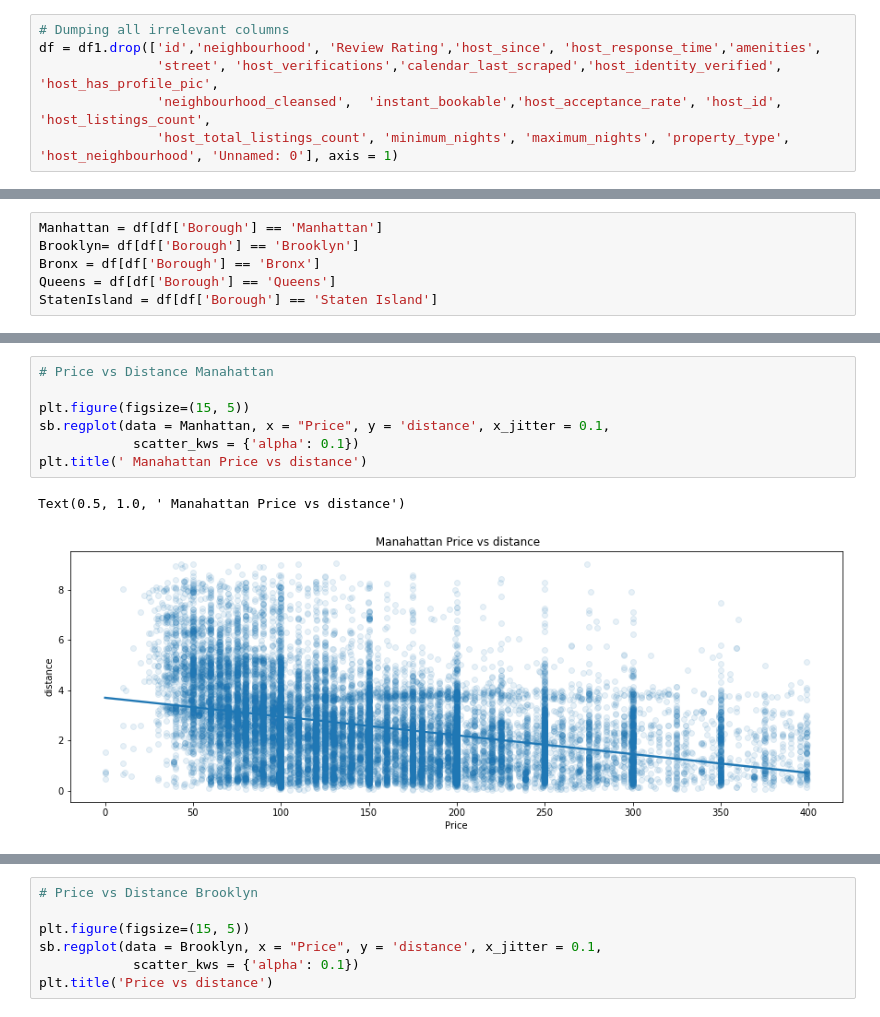
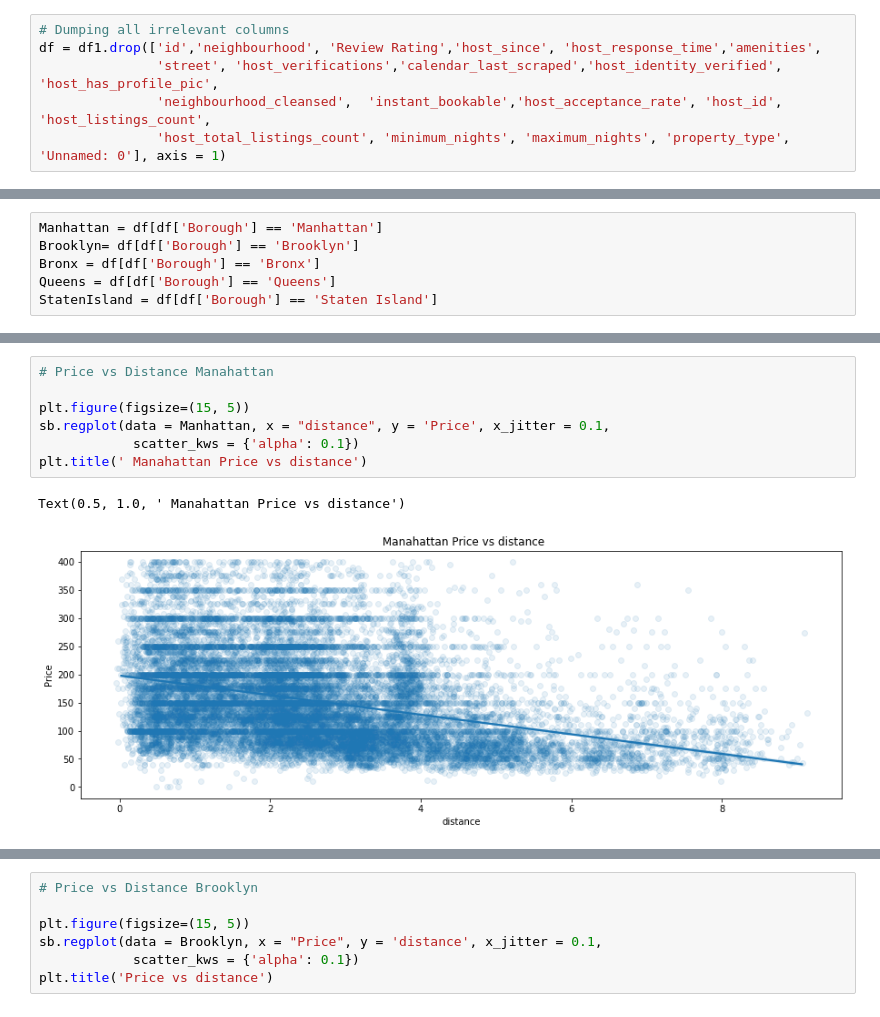
Before and after one commit to cheikhsidi/AirBnb-Price-Preduction_NYC, a Jupyter notebook: airbnb_ml.ipynb, the cells around one changed output, grey strips where cells are left out. Saved outputs shown, nothing was run; the diff lists cells and outputs as text.

```diff
--- a/airbnb_ml.ipynb
+++ b/airbnb_ml.ipynb
@@ -28,7 +32,7 @@ df1.head()
 df = df1.drop(['id','neighbourhood', 'Review Rating','host_since', 'host_response_time','amenities',
                'street', 'host_verifications','calendar_last_scraped','host_identity_verified',  'host_has_profile_pic',
                'neighbourhood_cleansed',  'instant_bookable','host_acceptance_rate', 'host_id', 'host_listings_count',
-               'host_total_listings_count', 'minimum_nights', 'maximum_nights', 'property_type', 'host_neighbourhood', 'Unnamed: 0'], axis = 1)
+               'host_total_listings_count', 'minimum_nights', 'maximum_nights', 'property_type', 'Unnamed: 0'], axis = 1)
 # %%
 # Checking for nulls
 df.isnull().sum()
@@ -239,13 +243,13 @@ Queens
 # %%
 # Price vs Distance Manahattan
 
 plt.figure(figsize=(15, 5))
-sb.regplot(data = Manhattan, x = "Price", y = 'distance', x_jitter = 0.1,
+sb.regplot(data = Manhattan, x = "distance", y = 'Price', x_jitter = 0.1,
             scatter_kws = {'alpha': 0.1})
 plt.title(' Manahattan Price vs distance')
 # %% [output]
 Text(0.5, 1.0, ' Manahattan Price vs distance')
-[figure, old version]
+[figure, new version]
 # %%
 # Price vs Distance Bronx
 
```
Also changed, not shown: parts of 28 cells of this notebook.
